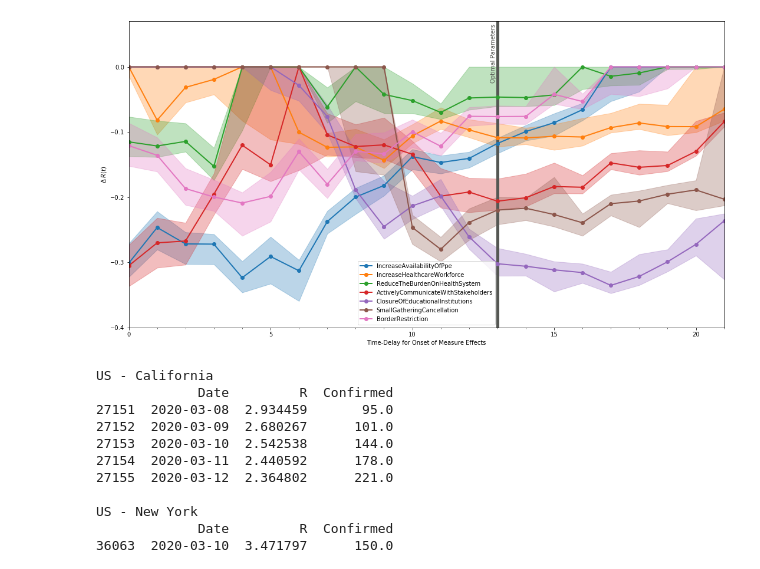
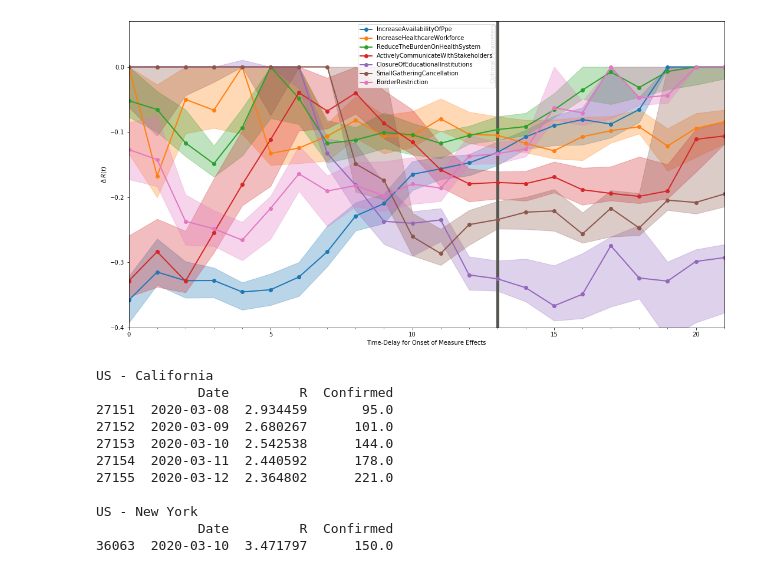
Before and after one commit to lukasgeyrhofer/corona, a Jupyter notebook: NPI measure effects.ipynb, the cells around one changed output. Cells and saved outputs as stored; diff of their text form; code cells hidden in the pictures.

```diff
--- a/NPI measure effects.ipynb
+++ b/NPI measure effects.ipynb
@@ -30,7 +30,8 @@ np.seterr(divide = 'ignore');
 
 default_params   = {'ExternalObservableFile': 'COVID19_data_PAPER_VERSION.csv',
                     'resolve_US_states': True,
-                    'FinalDateFromDB': True,
+                    'FinalDateFile': 'CCCSL_enddates.csv',
+                    'FinalDateFileDateFormat': '%Y-%m-%d',
                     'FinalDateExtendWithShiftdays':True}
 # %%
 crossval = cvc.CrossValidation(**default_params)
@@ -40,8 +41,8 @@ crossval = cvc.CrossValidation(**default_params)
 shiftdaylist = np.arange(10)+10
 alphalist    = np.power(10,np.linspace(-3.1,-1.2,num=20))
 
-for i in range(26):
+for i in range(30):
     crossval.RunCV(shiftdaylist=shiftdaylist,alphalist = alphalist, crossvalcount = 10)
 # %%
-# rather load results from previous run
-crossval.LoadCVResults('cv_200614_cvc10.csv', reset = True)
+# rather load the object from previous run done externally
+crossval = pickle.load(open('pickle/cv_200616.pickle','rb'))
@@ -118,35 +114,35 @@ def lasso_high95(x):
     return x.quantile(.975)
 
 measurelist = ['IncreaseAvailabilityOfPpe', 'IncreaseHealthcareWorkforce',
                'ReduceTheBurdenOnHealthSystem','ActivelyCommunicateWithStakeholders',
                'ClosureOfEducationalInstitutions', 'SmallGatheringCancellation',
                'BorderRestriction'
               ]
 
 
 measureeffects = crossval.CVresults[['shiftdays'] + measurelist].groupby(by = 'shiftdays').agg([lasso_median,lasso_low95,lasso_high95])
-measureeffects.T.to_csv('measureeffects_over_shiftdays_200614.csv')
+measureeffects.T.to_csv('measureeffects_over_shiftdays_200616.csv')
 colornames       = [cn for cn in matplotlib.colors.TABLEAU_COLORS.keys() if (cn.upper() != 'TAB:WHITE' and cn.upper() != 'TAB:GRAY')]
 
 fig,ax = plt.subplots(1,1,figsize = (15,8))
 
 for i,measure in enumerate(measurelist):
     ax.plot(measureeffects[(measure,'lasso_median')],label = measure, c = colornames[i], lw = 2, marker = 'o')
     ax.fill_between(measureeffects.index, measureeffects[(measure,'lasso_low95')],measureeffects[(measure,'lasso_high95')], color = colornames[i], alpha = .3 )
 ax.set_ylim([-.4,.07])
 ax.set_xlim([0,21])
 ax.vlines(13,-.4,.1, color = '#555753',lw=5)
 ax.legend()
 ax.xaxis.set_major_locator(MultipleLocator(5))
 ax.xaxis.set_minor_locator(MultipleLocator(1))
 
 ax.set_xlabel('Time-Delay for Onset of Measure Effects')
 ax.set_ylabel(r'$\Delta\; R(t)$')
 ax.annotate('Optimal Parameters',(12.75,.02),rotation=90,va='center',c='#555753')
 fig.tight_layout()
 fig.savefig('measureeffects_over_shiftdays.pdf')
 # %% [output]
-[figure, old version]
+[figure, new version]
 # %%
 specialcountries = ['US - California', 'US - New York', 'United Kingdom', 'Germany', 'Italy']
 
```
Also changed, not shown: parts of 11 cells of this notebook.
